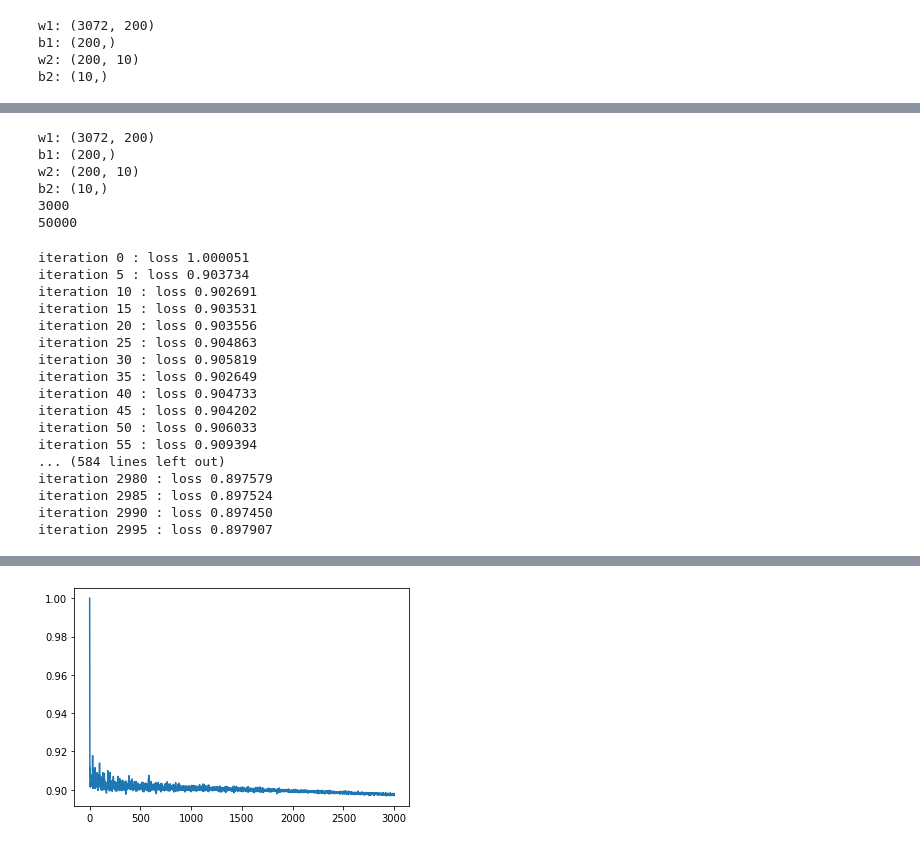
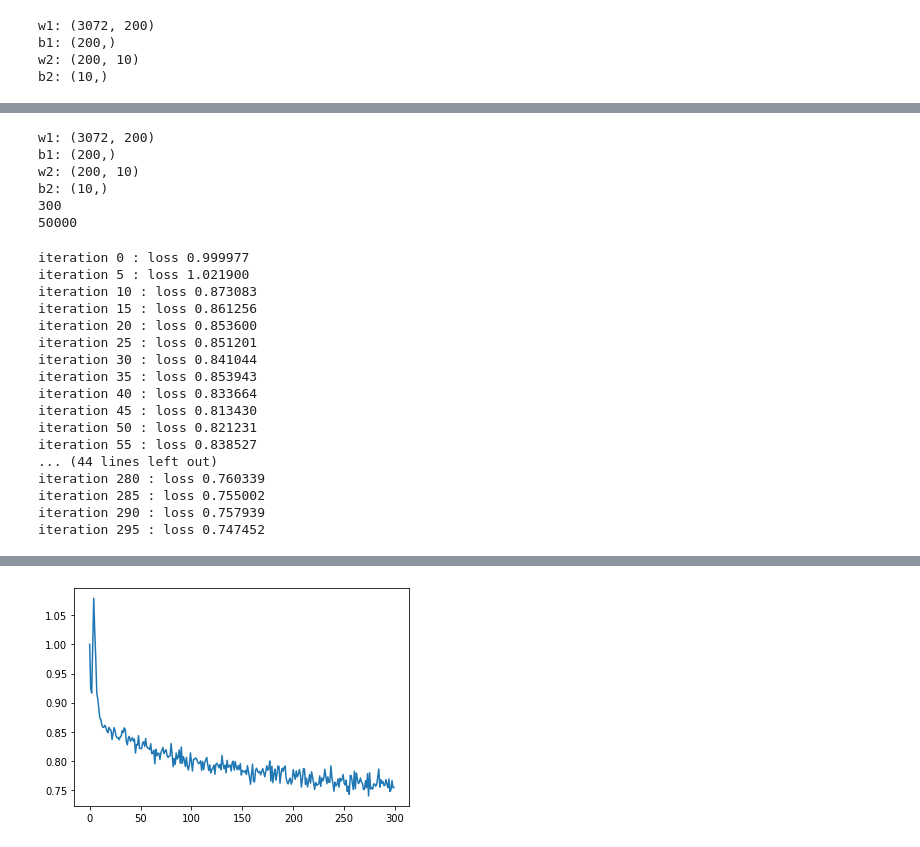
Before and after one commit to Dileesha747/ImageProcessing_1, a Jupyter notebook: assgn1.ipynb, the cells around one changed output, grey strips where cells are left out. Cells and saved outputs as stored; diff of their text form; code cells hidden in the pictures.

Commit message:
changed the q2 q3 image arrays

```diff
--- a/assgn1.ipynb
+++ b/assgn1.ipynb
@@ -296,10 +292,13 @@ b1: (200,)
 w2: (200, 10)
 b2: (10,)
 # %%
+ x_l=x_train*255
+
 for t in range(iterations):
     indices = np.random.choice(Ntr,batch_size)
     rng.shuffle(indices)
-    x=x_train[indices]
+
+    x=x_l[indices]
     y=y_train[indices]
 
     h_l=1.0/(1.0+np.exp(-(x.dot(w1)+b1)))  #hidden layer through Sigmoid
@@ -342,7 +341,7 @@ iteration 295 : loss 0.900000
 # %%
 plt.plot(loss_history)
 
-x_t=x_train
+x_t=x_train*255
 h_l=1.0/(1.0+np.exp(-(x_t.dot(w1)+b1)))
 y_p=h_l.dot(w2)+b2
 
@@ -358,7 +357,7 @@ train_accuracy=(1/Ntr)*acc_track
 print('Training Loss :',train_loss)
 print('Training Accuracy :',train_accuracy)
 
-x_t=x_test
+x_t=x_test*255
 h_l=1.0/(1.0+np.exp(-(x_t.dot(w1)+b1)))
 y_p=h_l.dot(w2)+b2
 
@@ -391,7 +390,7 @@ print("w2:", w2.shape)
 print("b2:", b2.shape)
 
 batch_size = 500
-iterations =3000
+iterations =300
 print(iterations)
 print(Ntr)
 
@@ -406,12 +405,13 @@ w1: (3072, 200)
 b1: (200,)
 w2: (200, 10)
 b2: (10,)
-3000
+300
 50000
 # %%
+x_l=x_train*255
 for t in range(iterations):
     indices=np.random.choice(Ntr,batch_size)
-    x=x_train[indices]
+    x=x_l[indices]
     y=y_train[indices]
 
     h_l=1.0/(1.0+np.exp(-(x.dot(w1)+b1)))  #hidden layer through Sigmoid
@@ -434,27 +434,27 @@ for t in range(iterations):
     b2 -=lr*dl_b2
     lr *=lr_decay
 # %% [output]
-iteration 0 : loss 1.000051
-iteration 5 : loss 0.903734
-iteration 10 : loss 0.902691
-iteration 15 : loss 0.903531
-iteration 20 : loss 0.903556
-iteration 25 : loss 0.904863
-iteration 30 : loss 0.905819
-iteration 35 : loss 0.902649
-iteration 40 : loss 0.904733
-iteration 45 : loss 0.904202
-iteration 50 : loss 0.906033
-iteration 55 : loss 0.909394
-... (584 lines left out)
-iteration 2980 : loss 0.897579
-iteration 2985 : loss 0.897524
-iteration 2990 : loss 0.897450
-iteration 2995 : loss 0.897907
+iteration 0 : loss 0.999977
+iteration 5 : loss 1.021900
+iteration 10 : loss 0.873083
+iteration 15 : loss 0.861256
+iteration 20 : loss 0.853600
+iteration 25 : loss 0.851201
+iteration 30 : loss 0.841044
+iteration 35 : loss 0.853943
+iteration 40 : loss 0.833664
+iteration 45 : loss 0.813430
+iteration 50 : loss 0.821231
+iteration 55 : loss 0.838527
+... (44 lines left out)
+iteration 280 : loss 0.760339
+iteration 285 : loss 0.755002
+iteration 290 : loss 0.757939
+iteration 295 : loss 0.747452
 # %%
 plt.plot(loss_history)
 
-x_t=x_train
+x_t=x_train*255
 h_l=1.0/(1.0+np.exp(-(x_t.dot(w1)+b1)))
 y_p=h_l.dot(w2)+b2
 
@@ -469,7 +469,7 @@ train_accuracy=(1/Ntr)*acc_track
 print('Training Loss :',train_loss)
 print('Training Accuracy :',train_accuracy)
 
-x_t=x_test
+x_t=x_test*255
 h_l=1.0/(1.0+np.exp(-(x_t.dot(w1)+b1)))
 y_p=h_l.dot(w2)+b2
 
@@ -491 +491 @@ Testing Accuracy : 0.1461
-[figure, old version]
+[figure, new version]
```
Also changed, not shown: parts of 5 cells of this notebook.
